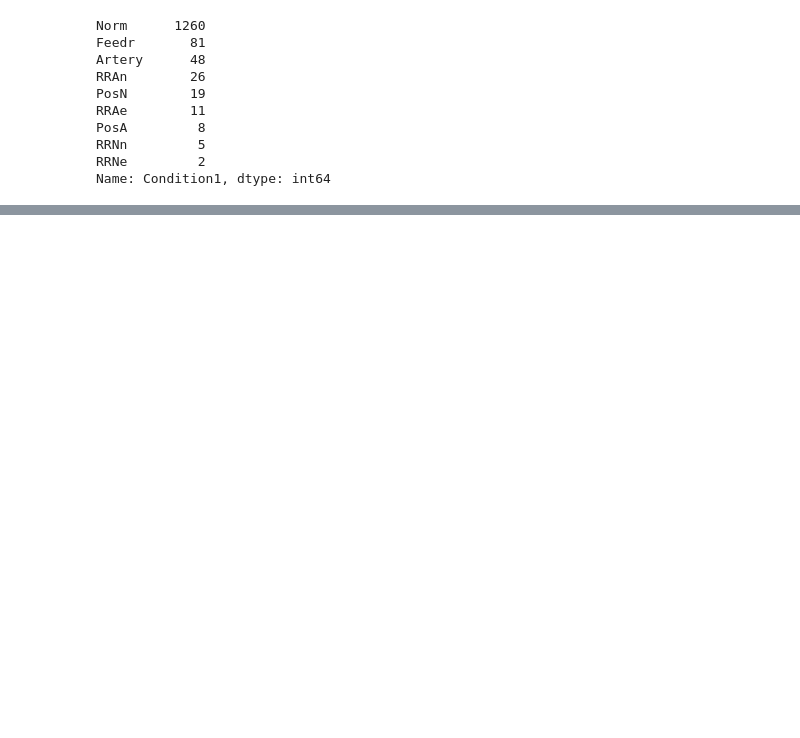
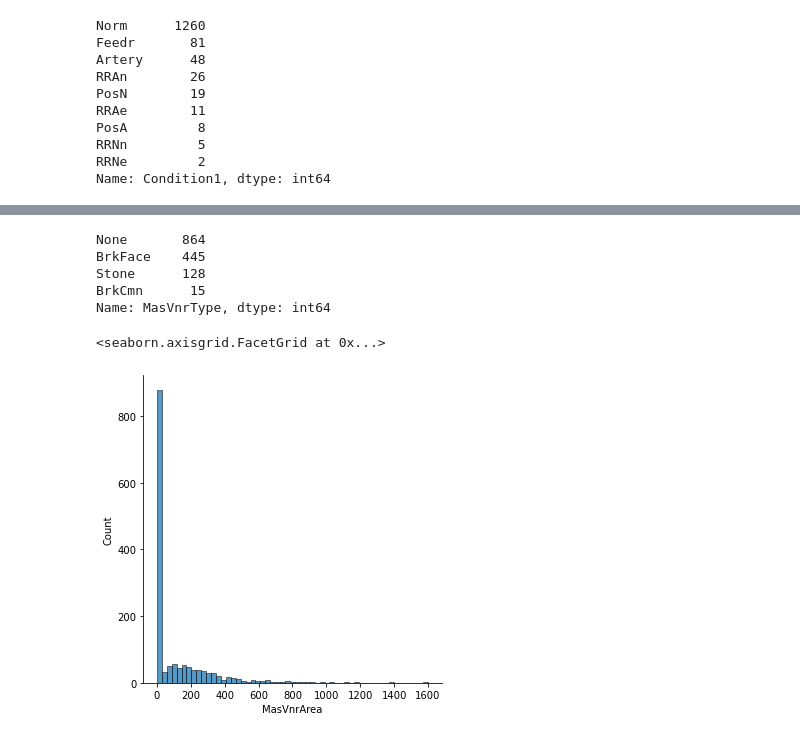
Before and after one commit to marbc3/House-Price-Prediction, a Jupyter notebook: House Price Prediction.ipynb, the cells around one changed output, grey strips where cells are left out. Drawn from its saved outputs; the diff is of its cells as text; code cells hidden in the pictures; blank space fills up the shorter version.

```diff
--- a/House Price Prediction.ipynb
+++ b/House Price Prediction.ipynb
@@ -424,0 +641,6 @@ df
+# %%
+df['Exterior1st'] = df['Exterior1st'].apply(lambda x:Exteriors_transform(x))
+df_test['Exterior1st'] = df_test['Exterior1st'].apply(lambda x:Exteriors_transform(x))
+
+df = pd.get_dummies(df, columns = ["Exterior1st"])
+df_test = pd.get_dummies(df_test, columns = ["Exterior1st"])
@@ -424,0 +669,26 @@ df
+# %%
+df['Exterior2nd'] = df['Exterior2nd'].apply(lambda x:Exteriors_transform(x))
+df_test['Exterior2nd'] = df_test['Exterior2nd'].apply(lambda x:Exteriors_transform(x))
+
+df = pd.get_dummies(df, columns = ["Exterior2nd"])
+df_test = pd.get_dummies(df_test, columns = ["Exterior2nd"])
+# %%
+df.MasVnrType.value_counts()
+# %% [output]
+None       864
+BrkFace    445
+Stone      128
+BrkCmn      15
+Name: MasVnrType, dtype: int64
+# %%
+df["MasVnrType"].fillna(df.MasVnrType.mode()[0], inplace=True)
+
+df_test["MasVnrType"].fillna(df.MasVnrType.mode()[0], inplace=True)
+# %%
+df = pd.get_dummies(df, columns = ["MasVnrType"])
+df_test = pd.get_dummies(df_test, columns = ["MasVnrType"])
+# %%
+sns.displot(df.MasVnrArea)
+# %% [output]
+<seaborn.axisgrid.FacetGrid at 0x...>
+[figure, added]
```
Also changed, not shown: parts of 70 cells of this notebook.
